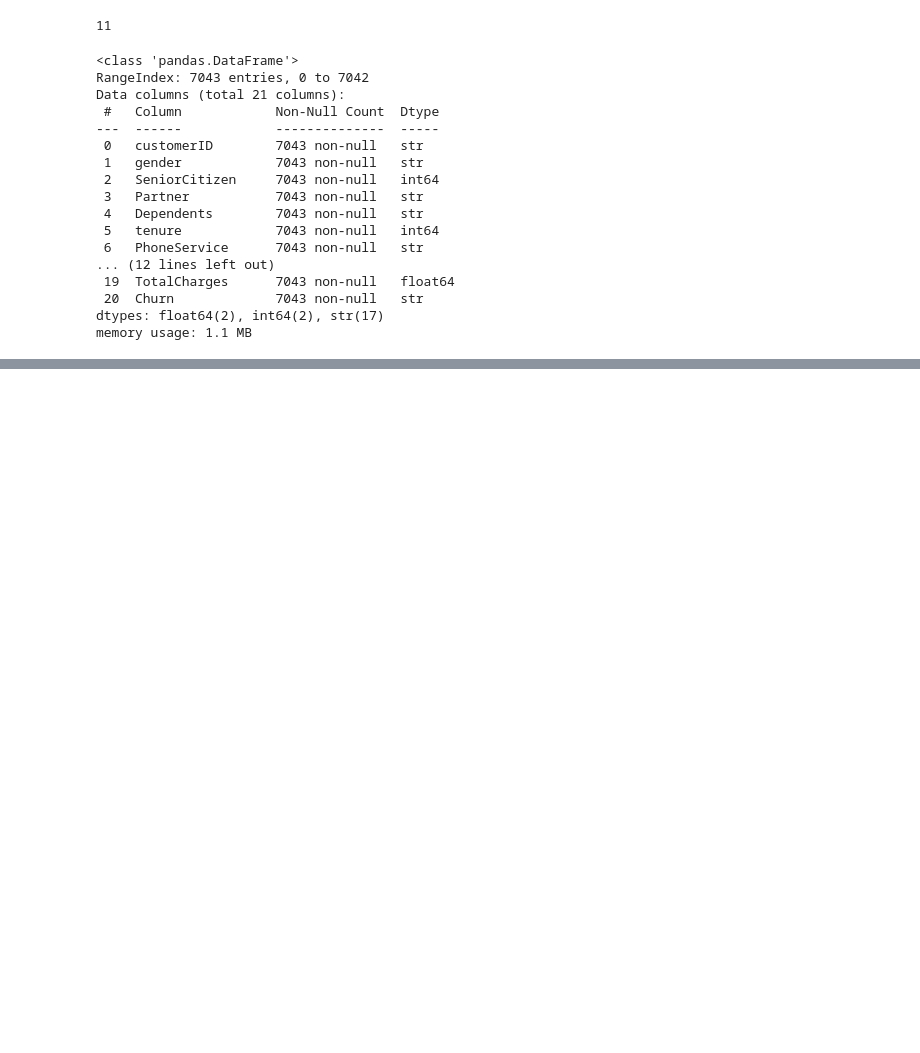
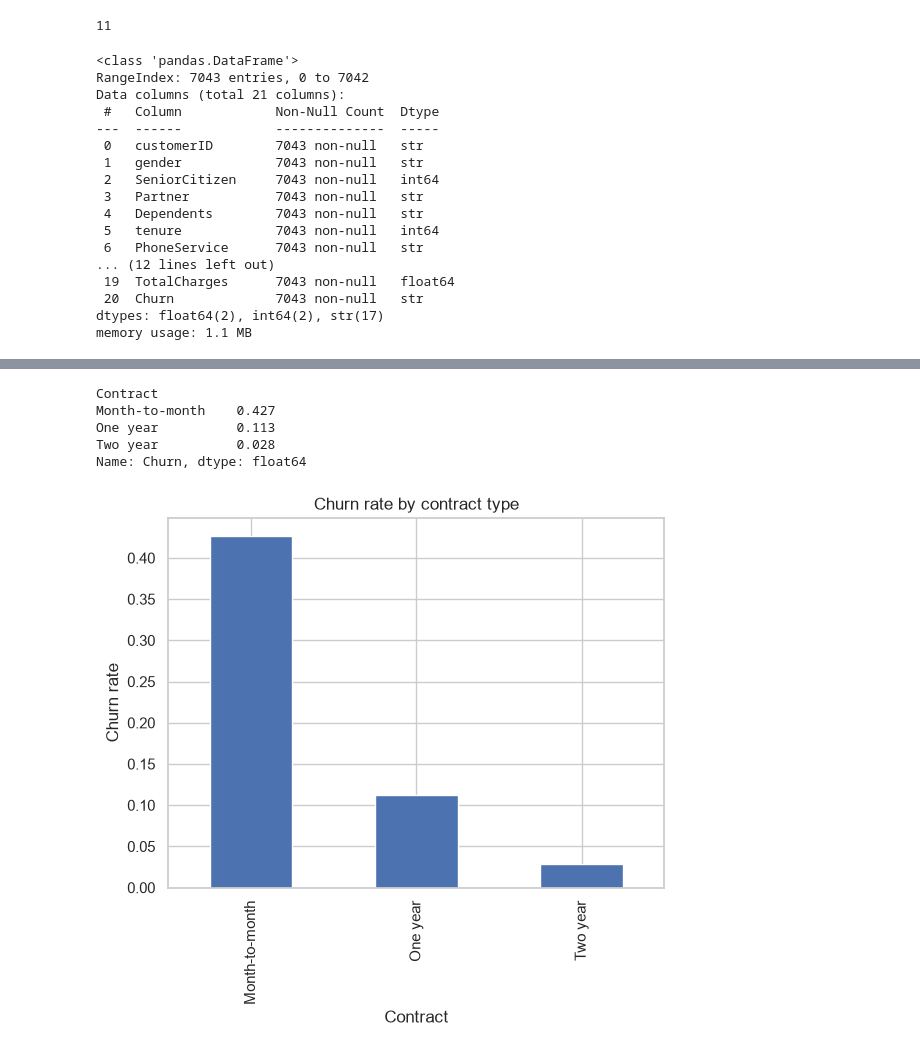
Before and after one commit to chadheesha20251151-maker/churn-ml, a Jupyter notebook: notebooks/01_eda.ipynb, the cells around one changed output, grey strips where cells are left out. Cells and saved outputs as stored; diff of their text form; code cells hidden in the pictures; blank space fills up the shorter version.

```diff
--- a/notebooks/01_eda.ipynb
+++ b/notebooks/01_eda.ipynb
@@ -79,0 +103,16 @@ memory usage: 1.1 MB
+# %%
+churn_by_contract = df.groupby("Contract")["Churn"].apply(lambda s: (s == "Yes").mean())
+print(churn_by_contract.round(3))
+
+ax = churn_by_contract.plot(kind="bar")
+ax.set_ylabel("Churn rate")
+ax.set_title("Churn rate by contract type")
+plt.savefig("../reports/figures/churn_by_contract.png", dpi=200, bbox_inches="tight")
+plt.show()
+# %% [output]
+Contract
+Month-to-month    0.427
+One year          0.113
+Two year          0.028
+Name: Churn, dtype: float64
+[figure, added]
```
Also changed, not shown: parts of 3 cells of this notebook, 3 other files.
